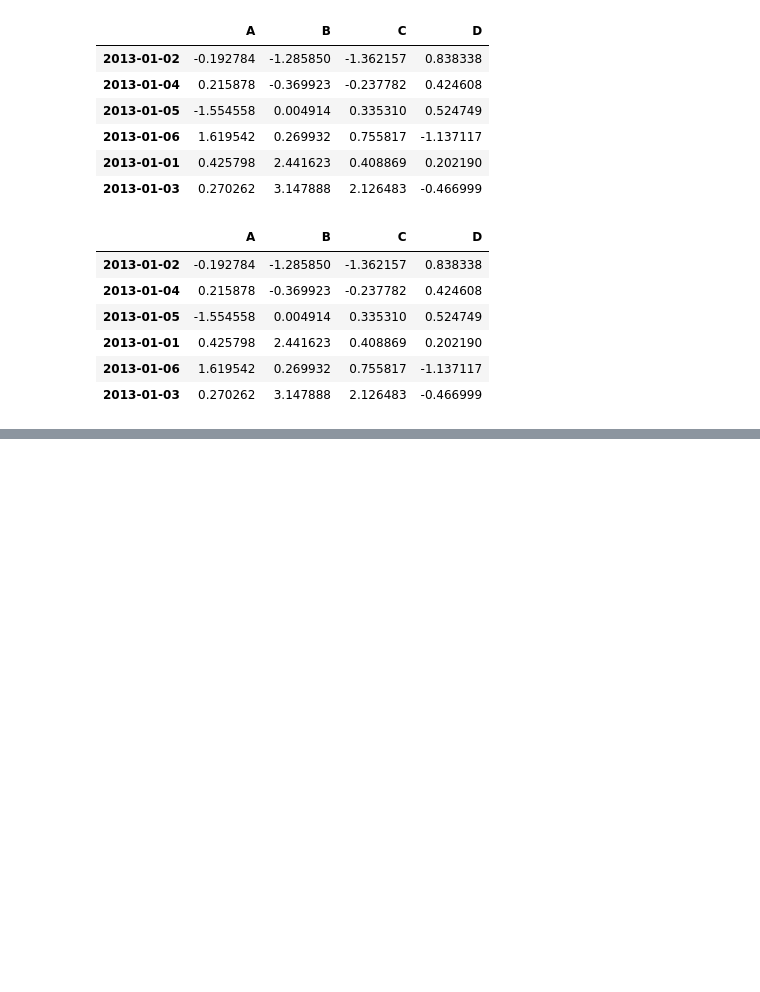
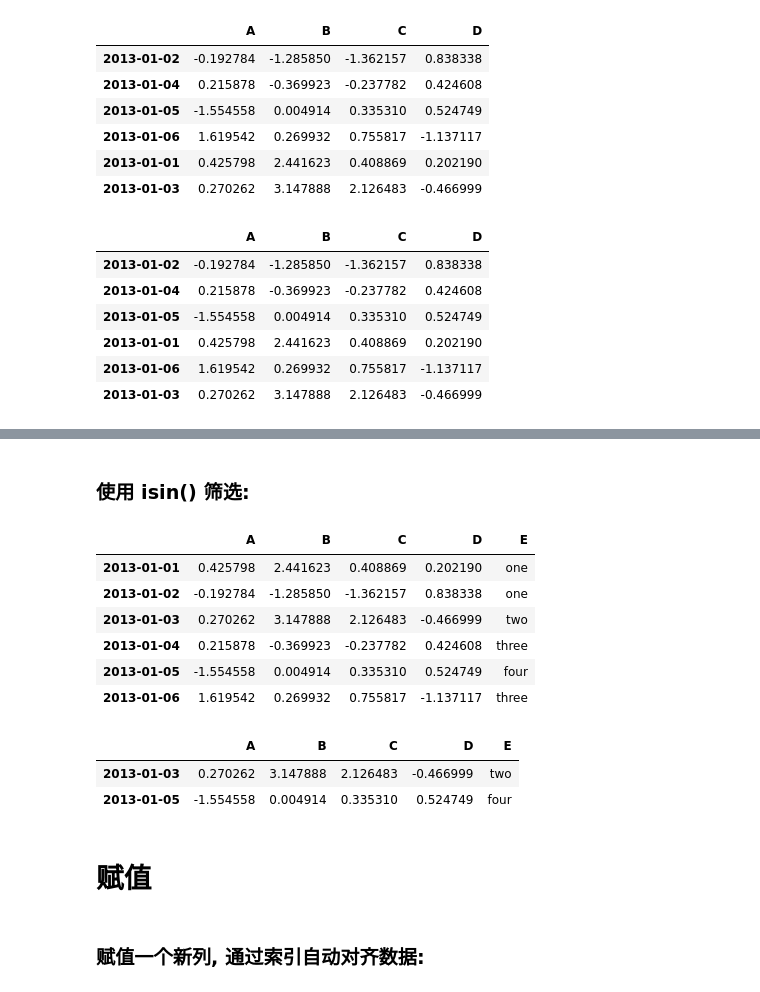
Before and after one commit to Sai628/jupyter-notebook, a Jupyter notebook: Python/pandas-tutorial.ipynb, the cells around one changed output, grey strips where cells are left out. Saved outputs shown, nothing was run; the diff lists cells and outputs as text; code cells hidden in the pictures; blank space fills up the shorter version.

```diff
--- a/Python/pandas-tutorial.ipynb
+++ b/Python/pandas-tutorial.ipynb
@@ -183,0 +354,24 @@ df.sort_values(by=['C', 'B'])
+# %% [markdown]
+### 使用 isin() 筛选:
+# %%
+df2 = df.copy()
+df2['E'] = ['one', 'one', 'two', 'three', 'four', 'three']
+df2
+# %% [output]
+|  | A | B | C | D | E |
+| 2013-01-01 | 0.425798 | 2.441623 | 0.408869 | 0.202190 | one |
+| 2013-01-02 | -0.192784 | -1.285850 | -1.362157 | 0.838338 | one |
+| 2013-01-03 | 0.270262 | 3.147888 | 2.126483 | -0.466999 | two |
+| 2013-01-04 | 0.215878 | -0.369923 | -0.237782 | 0.424608 | three |
+| 2013-01-05 | -1.554558 | 0.004914 | 0.335310 | 0.524749 | four |
+| 2013-01-06 | 1.619542 | 0.269932 | 0.755817 | -1.137117 | three |
+# %%
+df2[df2['E'].isin(['two', 'four'])]
+# %% [output]
+|  | A | B | C | D | E |
+| 2013-01-03 | 0.270262 | 3.147888 | 2.126483 | -0.466999 | two |
+| 2013-01-05 | -1.554558 | 0.004914 | 0.335310 | 0.524749 | four |
+# %% [markdown]
+# 赋值
+# %% [markdown]
+### 赋值一个新列, 通过索引自动对齐数据:
```
Also changed, not shown: parts of 50 cells of this notebook.
